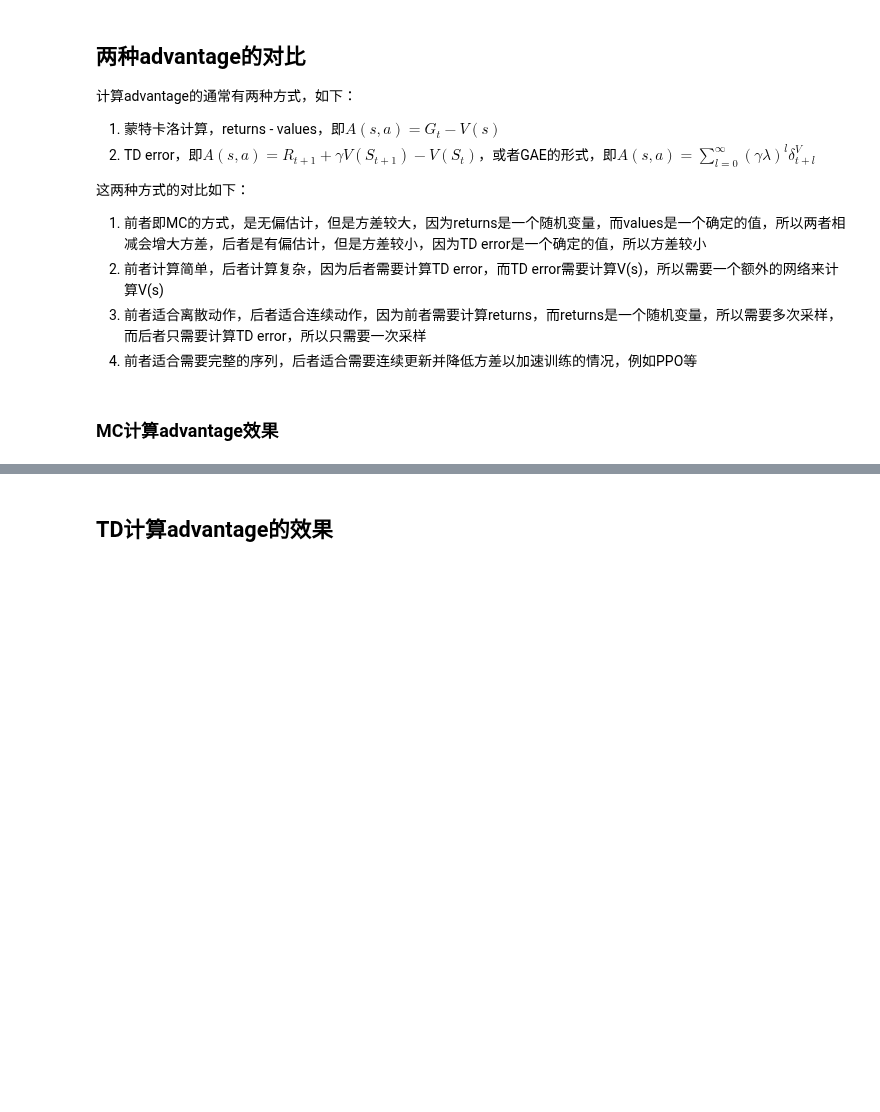
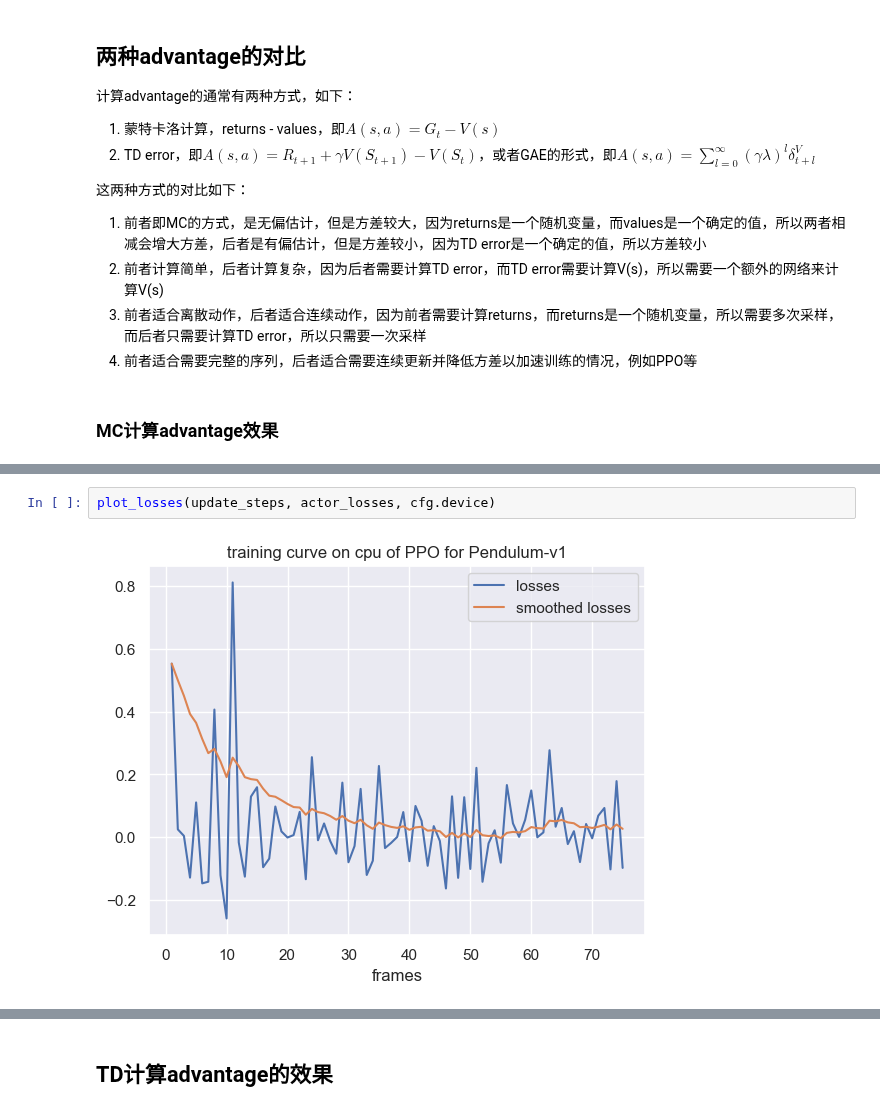
Before and after one commit to datawhalechina/joyrl-book, a Jupyter notebook: notebooks/第12章_PPO_Pendulum-v1.ipynb, the cells around one changed output, grey strips where cells are left out. Drawn from its saved outputs; the diff is of its cells as text; blank space fills up the shorter version.

```diff
--- a/notebooks/第12章_PPO_Pendulum-v1.ipynb
+++ b/notebooks/第12章_PPO_Pendulum-v1.ipynb
@@ -264,0 +279,4 @@ test_env.close()
+# %%
+plot_losses(update_steps, actor_losses, cfg.device)
+# %% [output]
+[figure, added]
```
Also changed, not shown: parts of 10 cells of this notebook, 1 other file.
